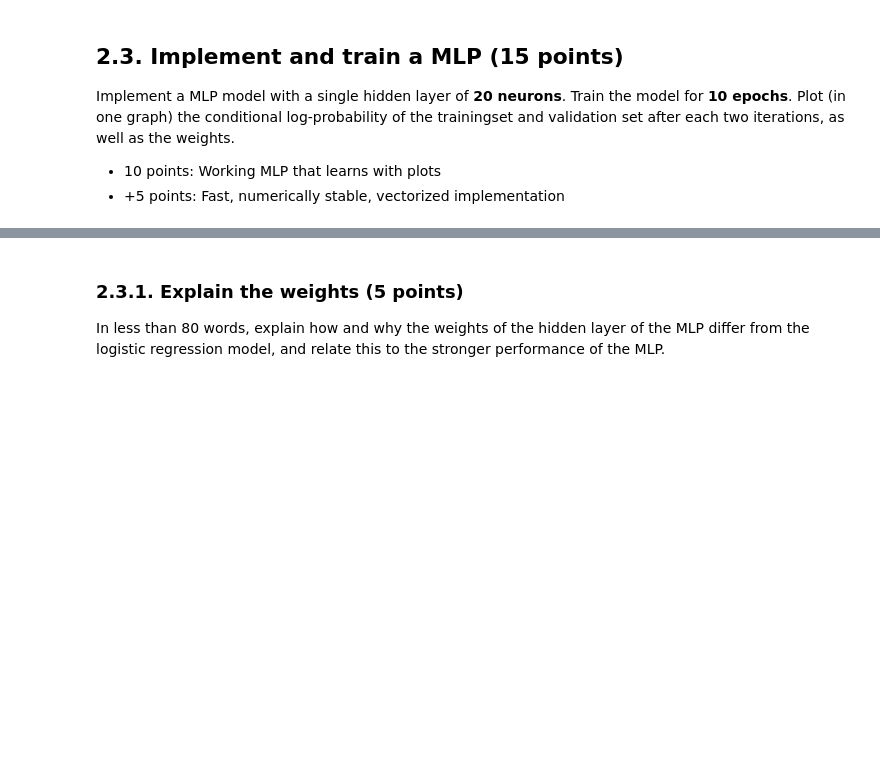
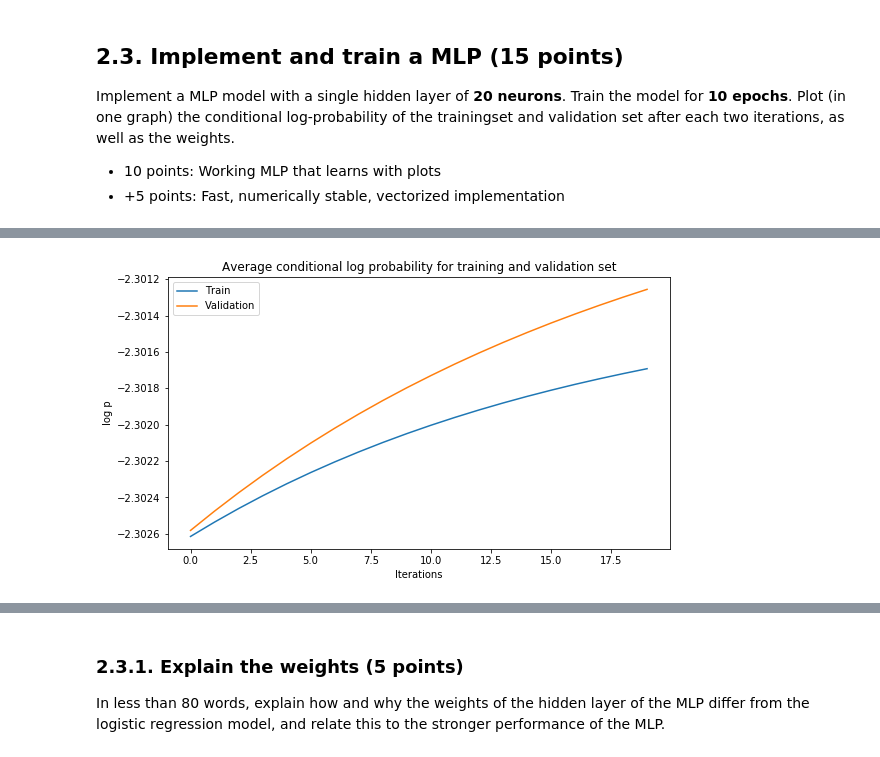
Before and after one commit to I-Pica/ML1, a Jupyter notebook: lab2.ipynb, the cells around one changed output, grey strips where cells are left out. Saved outputs shown, nothing was run; the diff lists cells and outputs as text; code cells hidden in the pictures; blank space fills up the shorter version.

```diff
--- a/lab2.ipynb
+++ b/lab2.ipynb
@@ -444,0 +616,83 @@ raise NotImplementedError()
+# %%
+def avg_probs(log_probs):
+    return np.sum(log_probs)/len(log_probs)
+
+def siggy(x):
+    return (1/(1 + np.exp(-x)))
+
+def mlp_prediction(x, w, b, v, a):
+    nums = v.shape[1]
+    tmp_v = v.T
+    h = np.zeros((L, 1))
+    for i in range(nums):
+        tmp_h = np.dot(tmp_v[i,:], x.T) + a[i]
+        h[i] = siggy(tmp_h)
+    nums = w.shape[1]
+    tmp = w.T
+    logq = np.zeros((10, 1))
+    for i in range(nums):
+        logq[i] = np.dot(tmp[i, :], h) + b[i]
+
+    Z = 0
+    a = np.max(logq)
+    for i in range(len(logq)):
+        Z += np.exp(logq[i] - a)
+    logZ = a + np.log(Z)
+    logZ = logZ.squeeze()
+
+    logp = np.zeros((10, 1))
+    for i in range(10):
+        logp[i] = logq[i] - logZ
+    return logp
+
+def mlp_sgd_iter(x_train, t_train, W, b, V, a):
+    learning_rate = 1E-6
+    idx = np.arange(0, len(t_train))
+    np.random.shuffle(idx)
+    logp_train = np.zeros(len(t_train))
+    for i in idx:
+        logp_train[i], grad_W, grad_b, grad_V, grad_a = mlp_grad(x_train[i], t_train[i], W, b, V, a)
+        W += learning_rate * grad_W
+        b += learning_rate * grad_b
+        V += learning_rate * grad_V
+        a += learning_rate * grad_a
+    return logp_train, W, b, V, a
+
+def mlp_train(x_train, t_train, w, b, v, a):
+    print("Start testing...")
+    n_iter = 20
+    logp_t = np.zeros((n_iter,1))
+    logp_v = np.zeros((n_iter,1))
+    for i in range(n_iter):
+        t1 = time.time()
+        sys.stdout.write("\r" + "iteration: " + str(i) + " of " + str(n_iter))
+        logp_train, w, b, v, a = mlp_sgd_iter(x_train, t_train, w, b, v, a)
+        logp_valid = []
+        for j in range(len(x_valid)):
+            x = x_valid[j:j+1, :]
+            t = t_valid[j:j+1]
+            pred_p = mlp_prediction(x, w, b, v, a)
+            logp_valid.append(pred_p[t])
+        logp_t[i] = avg_probs(logp_train)
+        logp_v[i] = avg_probs(logp_valid)
+        print(" p train:", logp_t[i], "p valid:", logp_v[i], " time: ", time.time()-t1)
+        sys.stdout.flush()
+    print("Done!")
+    plt.plot(logp_t, label='Train')
+    plt.plot(logp_v, label='Validation')
+    plt.legend()
+    plt.xlabel('Iterations')
+    plt.ylabel('log p')
+    plt.title('Average conditional log probability for training and validation set')
+    plt.show()
+    return w, b, v, a
+
+np.random.seed(1234)
+L = 20
+w = np.random.normal(size=(L,10), scale=0.001)
+b = np.zeros((10,))
+v = np.random.normal(size=(784, L), scale=0.001)
+a = np.zeros((L,))
+
+w,b,v,a = mlp_train(x_train, t_train, w, b, v, a)
+# %% [output]
@@ -444,0 +716 @@ raise NotImplementedError()
+[figure, added]
```
Also changed, not shown: parts of 29 cells of this notebook.
